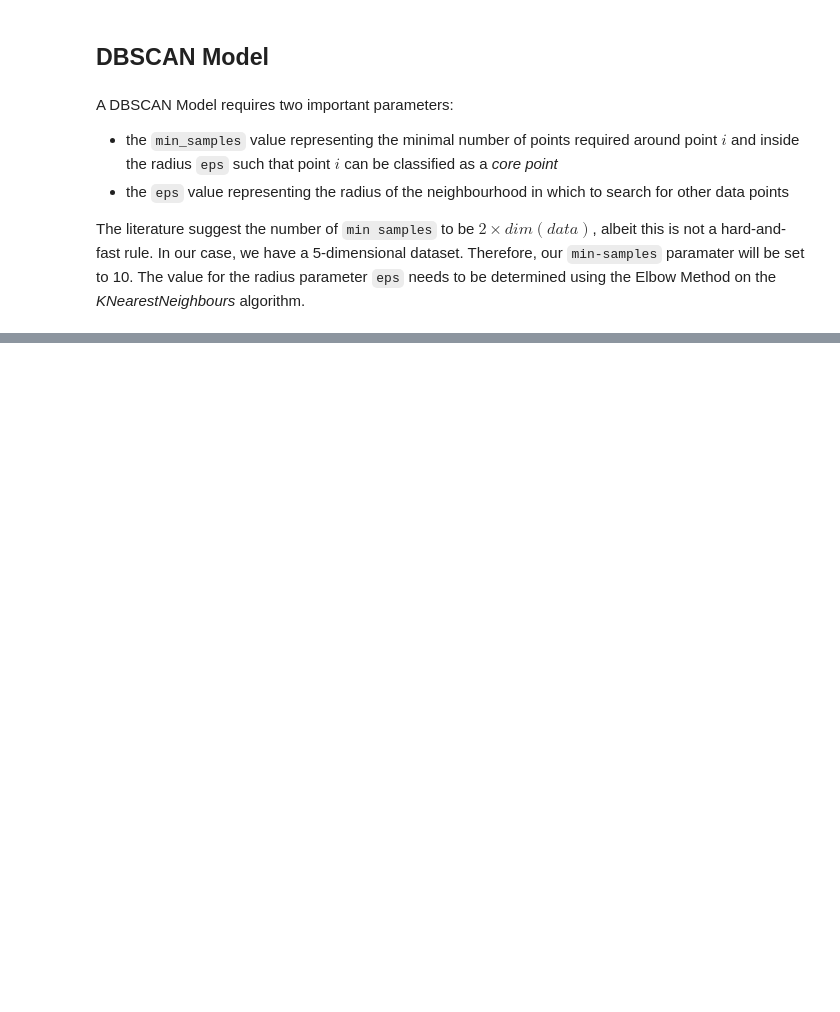
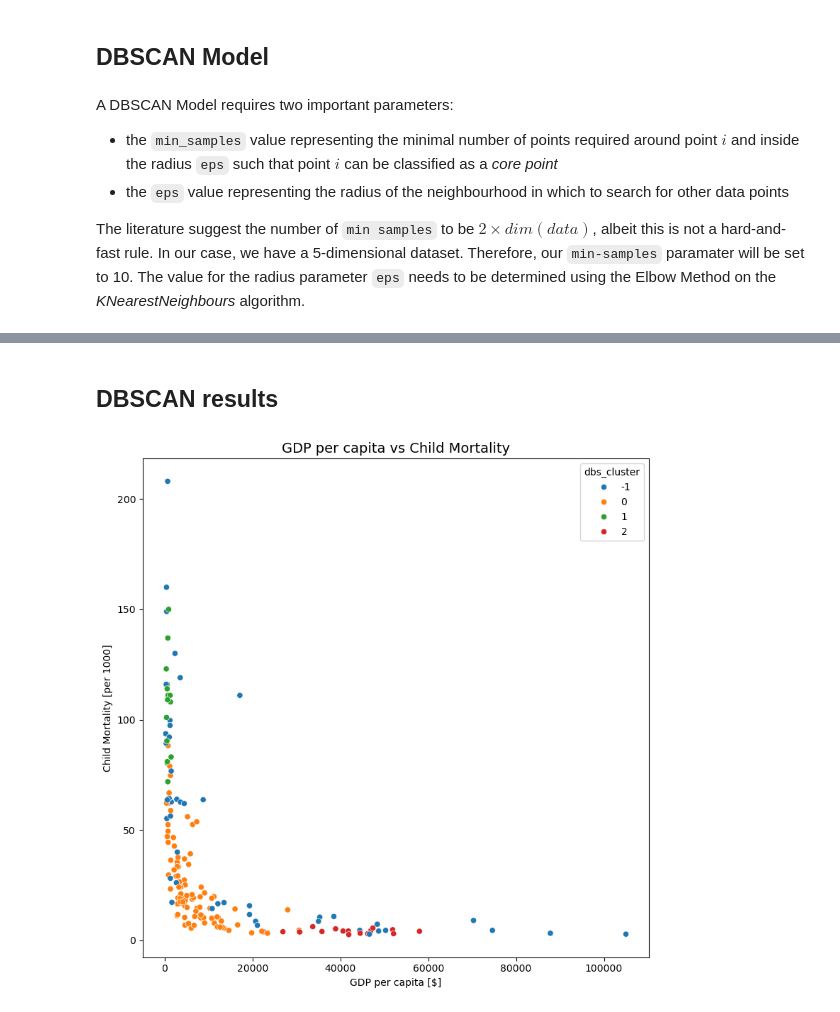
Before and after one commit to Gregoritsch3/ML_EDA_Clustering_AidAssessment, a Jupyter notebook: ML_EDA_Clustering_AidAssessment.ipynb, the cells around one changed output, grey strips where cells are left out. Drawn from its saved outputs; the diff is of its cells as text; code cells hidden in the pictures; blank space fills up the shorter version.

```diff
--- a/ML_EDA_Clustering_AidAssessment.ipynb
+++ b/ML_EDA_Clustering_AidAssessment.ipynb
@@ -502,0 +551,14 @@ X
+# %% [markdown]
+## DBSCAN results
+# %%
+#Plotting DBSCAN clustering results
+fig = plt.figure(figsize = (8,8))
+sns.scatterplot(data=data, x='gdpp', y='child_mort', hue=data['dbs_cluster'], palette='tab10')
+plt.xlabel('GDP per capita [$]')
+plt.ylabel('Child Mortality [per 1000]')
+plt.title("GDP per capita vs Child Mortality", fontsize=14)
+plt.tight_layout()
+plt.savefig('images/04_DBSCANResults.png', bbox_inches='tight')
+plt.show()
+# %% [output]
+[figure, added]
```
Also changed, not shown: parts of 21 cells of this notebook, 2 other files.
